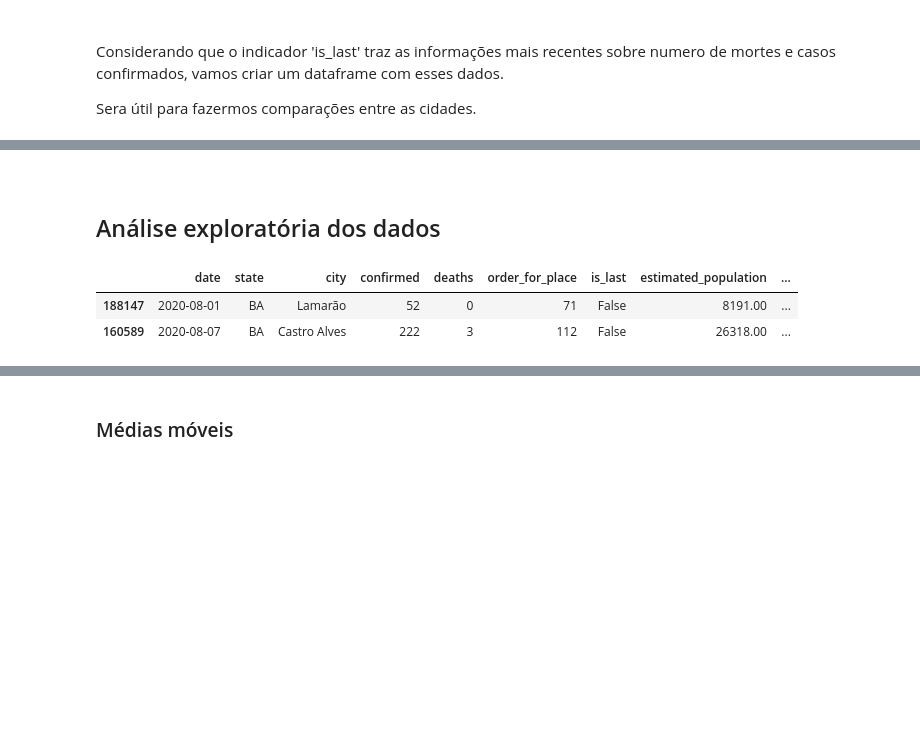
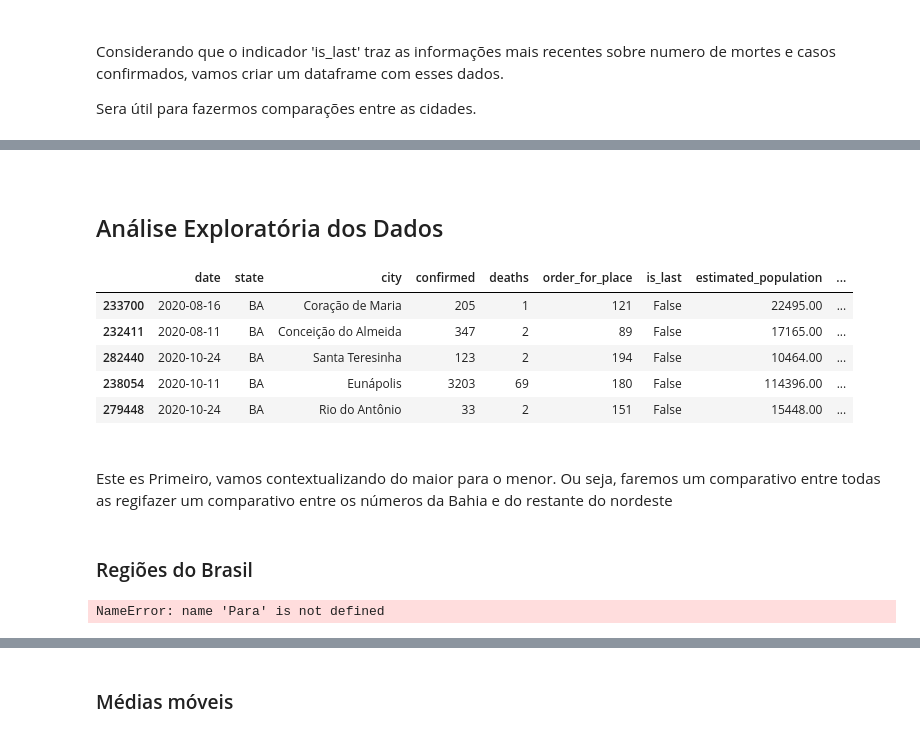
Before and after one commit to KPxto/bootcamp-alura, a Jupyter notebook: semana_01/Projeto_Módulo_01.ipynb, the cells around one changed output, grey strips where cells are left out. Drawn from its saved outputs; the diff is of its cells as text; code cells hidden in the pictures; blank space fills up the shorter version.

```diff
--- a/semana_01/Projeto_Módulo_01.ipynb
+++ b/semana_01/Projeto_Módulo_01.ipynb
@@ -838,10 +882,24 @@ n = ne_grupo['confirmed_per_100k_inhabitants'].mean()
 # %% [markdown]
 <br>
 
-## Análise exploratória dos dados
+## Análise Exploratória dos Dados
 # %%
-cidades_ba.sample(2)
+cidades_ba.sample(5)
 # %% [output]
 |  | date | state | city | confirmed | deaths | order_for_place | is_last | estimated_population | ... |
-| 188147 | 2020-08-01 | BA | Lamarão | 52 | 0 | 71 | False | 8191.00 | ... |
-| 160589 | 2020-08-07 | BA | Castro Alves | 222 | 3 | 112 | False | 26318.00 | ... |
+| 233700 | 2020-08-16 | BA | Coração de Maria | 205 | 1 | 121 | False | 22495.00 | ... |
+| 232411 | 2020-08-11 | BA | Conceição do Almeida | 347 | 2 | 89 | False | 17165.00 | ... |
+| 282440 | 2020-10-24 | BA | Santa Teresinha | 123 | 2 | 194 | False | 10464.00 | ... |
+| 238054 | 2020-10-11 | BA | Eunápolis | 3203 | 69 | 180 | False | 114396.00 | ... |
+| 279448 | 2020-10-24 | BA | Rio do Antônio | 33 | 2 | 151 | False | 15448.00 | ... |
+# %% [markdown]
+<br>
+
+Este es
+Primeiro, vamos contextualizando do maior para o menor. Ou seja, faremos um comparativo entre todas as regifazer um comparativo entre os números da Bahia e do restante do nordeste
+# %% [markdown]
+### Regiões do Brasil
+# %%
+Para
+# %% [output]
+NameError: name 'Para' is not defined
```
Also changed, not shown: parts of 49 cells of this notebook, 2 other files.
